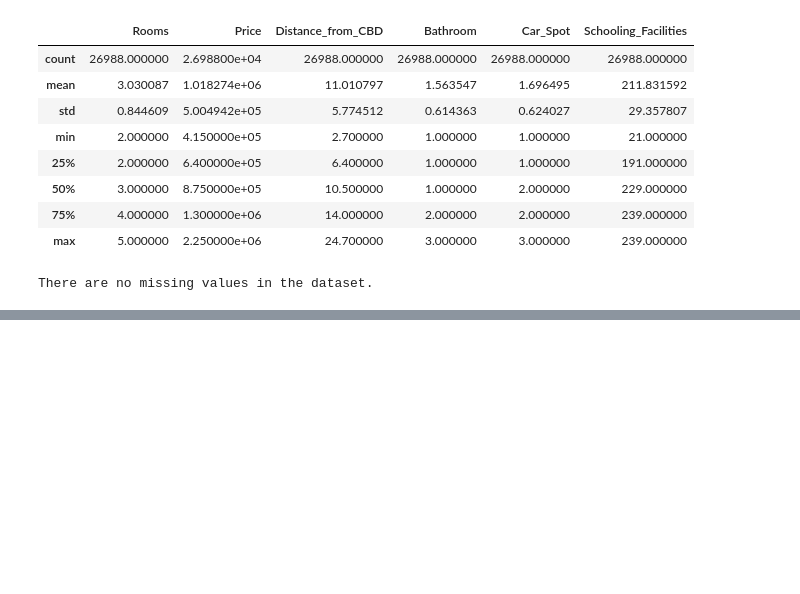
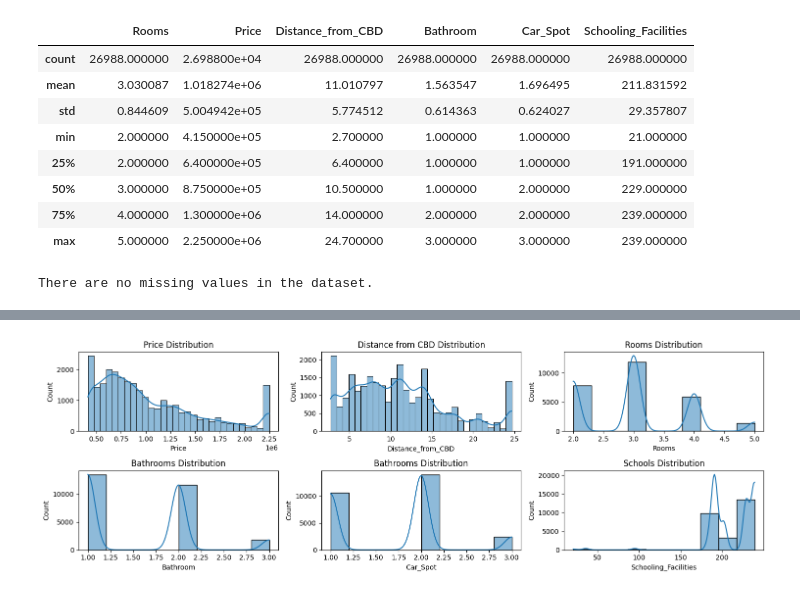
Before and after one commit to Eshitamjn20/HEM-Housing-ML-Model, a Jupyter notebook: mel-housing-data-processing.ipynb, the cells around one changed output, grey strips where cells are left out. Saved outputs shown, nothing was run; the diff lists cells and outputs as text; code cells hidden in the pictures; blank space fills up the shorter version.

```diff
--- a/mel-housing-data-processing.ipynb
+++ b/mel-housing-data-processing.ipynb
@@ -300,16 +278,0 @@ plt.savefig(r'C:\Users\DELL\OneDrive\Documents\GitHub\HEM-Housing-ML-Model\image
-# %%
-'''# Enumerating and encoding the 'Type' column
-type_encoder = LabelEncoder().fit(mel_housing_df['Type'])
-type_mapping = {x: i for i, x in enumerate(type_encoder.classes_)}
-mel_housing_df['Type'] = LabelEncoder().fit_transform(mel_housing_df['Type'])
-
-# Enumerating and encoding the 'Region' column
-region_encoder = LabelEncoder().fit(mel_housing_df['Region'])
-region_mapping = {x: i for i, x in enumerate(region_encoder.classes_)}
-mel_housing_df['Region'] = LabelEncoder().fit_transform(mel_housing_df['Region'])
-mel_housing_df = pd.concat([mel_housing_df[['Type', 'Region']], mel_housing_df[['Price', 'Distance_from_CBD', 'Rooms', 'Bathroom', 'Car_Spot', 'Schooling_Facilities']]], axis=1)
-print("Type Mapping:", type_mapping)
-print("Region Mapping:", region_mapping)
-mel_housing_df.head()
-'''
-mel_housing_df.head()
@@ -352,0 +325,42 @@ There are no missing values in the dataset.
+# %%
+
+#  Univariate Analysis (Distribution of individual variables)
+
+plt.figure(figsize=(15, 5))
+
+# Price Distribution
+plt.subplot(2, 3, 1)
+sns.histplot(mel_housing_df['Price'], bins=30, kde=True)
+plt.title('Price Distribution')
+
+# Distance from CBD Distribution
+plt.subplot(2, 3, 2)
+sns.histplot(mel_housing_df['Distance_from_CBD'], bins=30, kde=True)
+plt.title('Distance from CBD Distribution')
+
+# Rooms Distribution
+plt.subplot(2, 3, 3)
+sns.histplot(mel_housing_df['Rooms'], bins=10, kde=True)
+plt.title('Rooms Distribution')
+
+# Bathooms Distribution
+plt.subplot(2, 3, 4)
+sns.histplot(mel_housing_df['Bathroom'], bins=10, kde=True)
+plt.title('Bathrooms Distribution')
+
+#Car_Spot Distrbuition
+plt.subplot(2, 3, 5)
+sns.histplot(mel_housing_df['Car_Spot'], bins=10, kde=True)
+plt.title('Bathrooms Distribution')
+
+
+#Car_Spot Distrbuition
+plt.subplot(2, 3, 6)
+sns.histplot(mel_housing_df['Schooling_Facilities'], bins=10, kde=True)
+plt.title('Schools Distribution')
+
+
+plt.tight_layout()
+plt.show()
+# %% [output]
+[figure, added]
```
Also changed, not shown: parts of 14 cells of this notebook.
